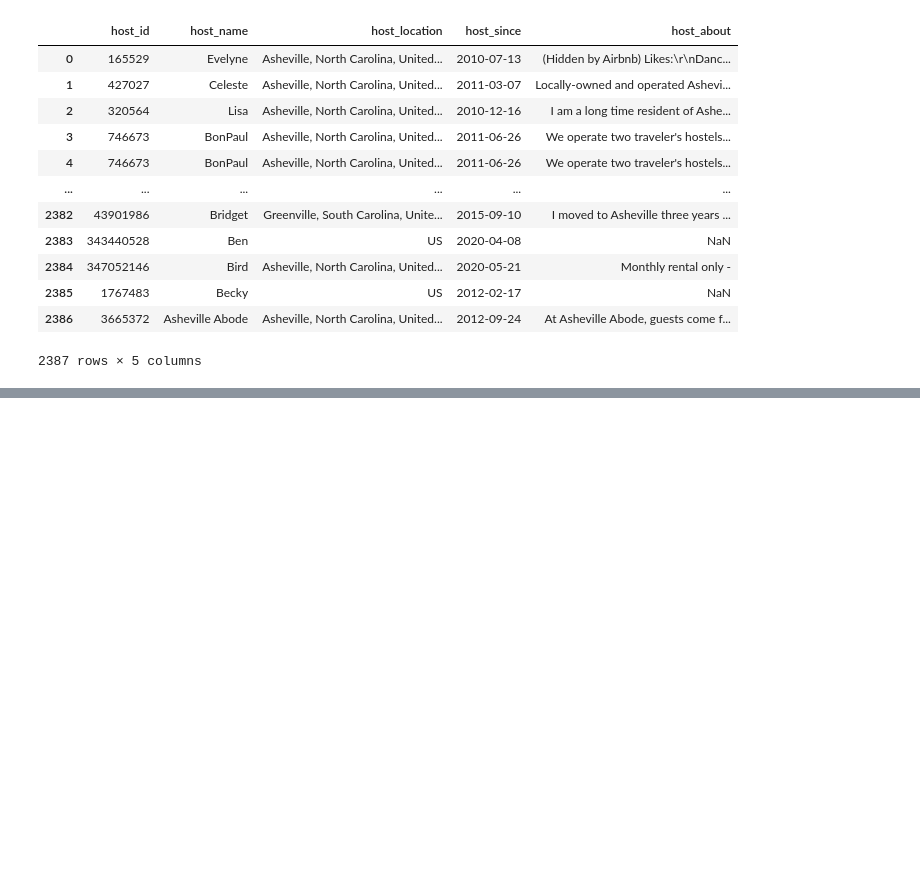
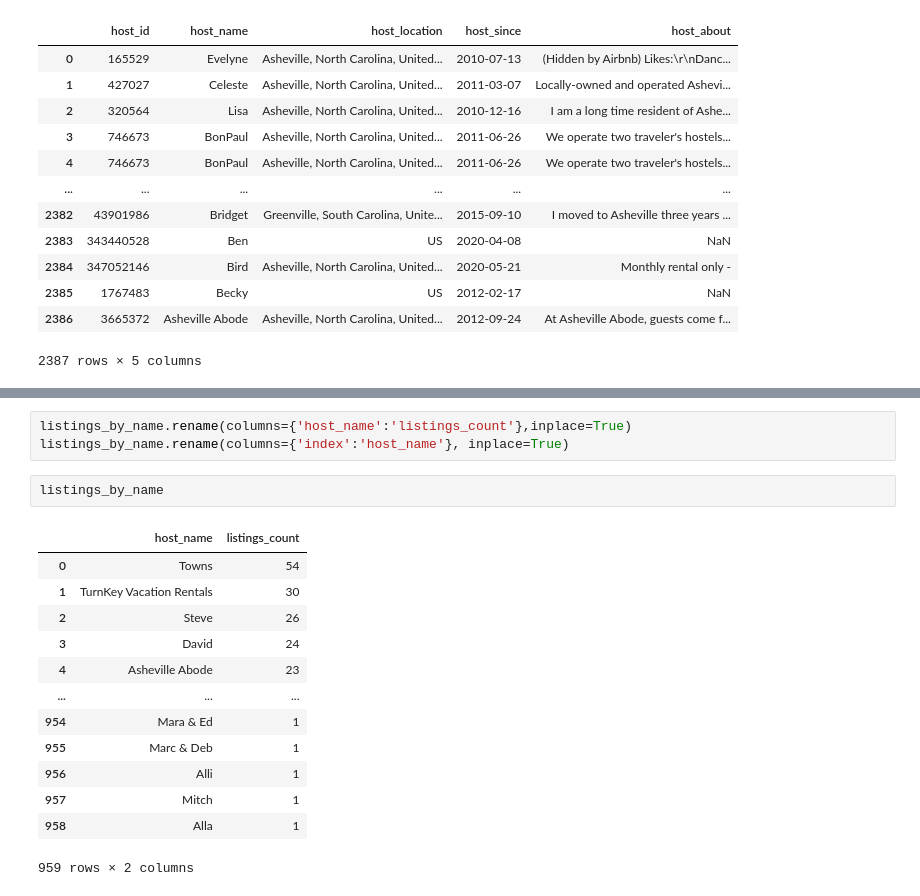
Before and after one commit to Dewalk/capstone2, a Jupyter notebook: listings.ipynb, the cells around one changed output, grey strips where cells are left out. Saved outputs shown, nothing was run; the diff lists cells and outputs as text; blank space fills up the shorter version.

```diff
--- a/listings.ipynb
+++ b/listings.ipynb
@@ -105,0 +190,19 @@ See the caveats in the documentation: https://pandas.pydata.org/pandas-docs/stab
+# %%
+listings_by_name.rename(columns={'host_name':'listings_count'},inplace=True)
+listings_by_name.rename(columns={'index':'host_name'}, inplace=True)
+# %%
+listings_by_name
+# %% [output]
+|  | host_name | listings_count |
+| 0 | Towns | 54 |
+| 1 | TurnKey Vacation Rentals | 30 |
+| 2 | Steve | 26 |
+| 3 | David | 24 |
+| 4 | Asheville Abode | 23 |
+| ... | ... | ... |
+| 954 | Mara & Ed | 1 |
+| 955 | Marc & Deb | 1 |
+| 956 | Alli | 1 |
+| 957 | Mitch | 1 |
+| 958 | Alla | 1 |
+959 rows × 2 columns
```
Also changed, not shown: parts of 11 cells of this notebook.
